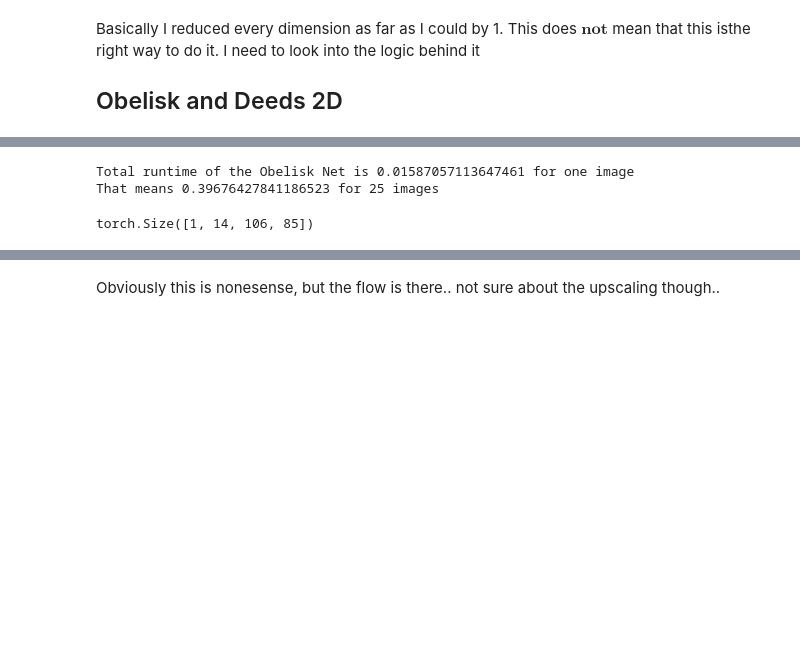
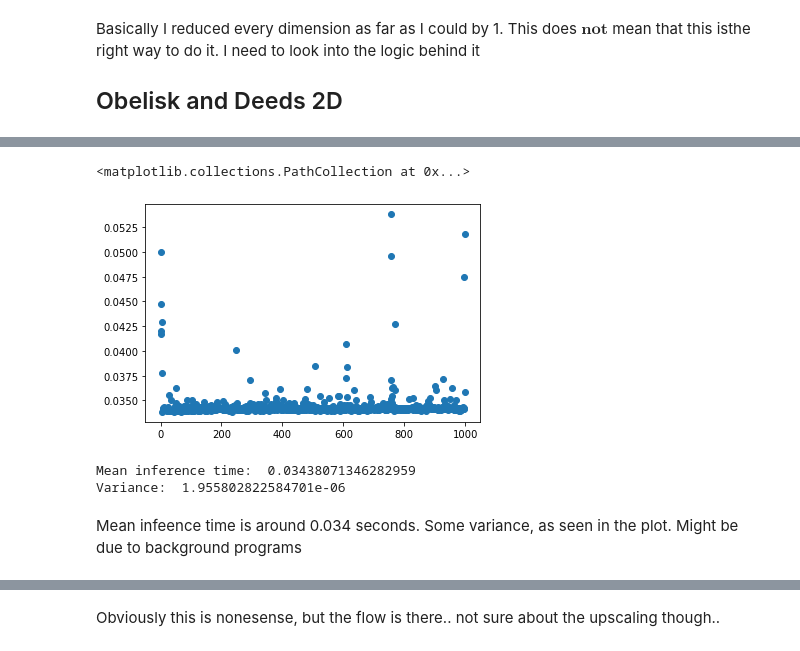
Before and after one commit to TillNicke/KD-for-optical-flow, a Jupyter notebook: PDDNet-Exploration.ipynb, the cells around one changed output, grey strips where cells are left out. Saved outputs shown, nothing was run; the diff lists cells and outputs as text; code cells hidden in the pictures; blank space fills up the shorter version.

```diff
--- a/PDDNet-Exploration.ipynb
+++ b/PDDNet-Exploration.ipynb
@@ -137,15 +169,24 @@ overall Params:  17986  +  6
 # %%
-image = img[0]
-segmen = seg[0].float()
-begin = time.time()
-output = net(image.reshape(1,h,w).unsqueeze(0).to(torch.float32))
-end = time.time()
-print(f"Total runtime of the Obelisk Net is {(end - begin)} for one image \nThat means {25*(end - begin)} for 25 images")
-output.shape
+time_array = []
+for i in range(1000):
+    begin = time.time()
+    output = net(image.reshape(1,h,w).unsqueeze(0).to(torch.float32))
+    cost_out, pred = reg(output, output)
+    end = time.time()
+    time_array.append(end-begin)
+#print(f"Total runtime of the Obelisk Net is {(end - begin)} for one image \nThat means {25*(end - begin)} for 25 images")
+plt.scatter(np.arange(1000), time_array)
 # %% [output]
-Total runtime of the Obelisk Net is 0.01587057113647461 for one image
-That means 0.39676427841186523 for 25 images
+<matplotlib.collections.PathCollection at 0x...>
-torch.Size([1, 14, 106, 85])
+[figure, added]
+# %%
+print("Mean inference time: ", np.asarray(time_array).mean())
+print("Variance: ", np.asarray(time_array).var())
+# %% [output]
+Mean inference time:  0.03438071346282959
+Variance:  1.955802822584701e-06
+# %% [markdown]
+Mean infeence time is around 0.034 seconds. Some variance, as seen in the plot. Might be due to background programs
 # %%
 cost_out, pred = reg(output, output)
 print(pred.view(grid_size,grid_size,2).shape)
```
Also changed, not shown: parts of 10 cells of this notebook.
